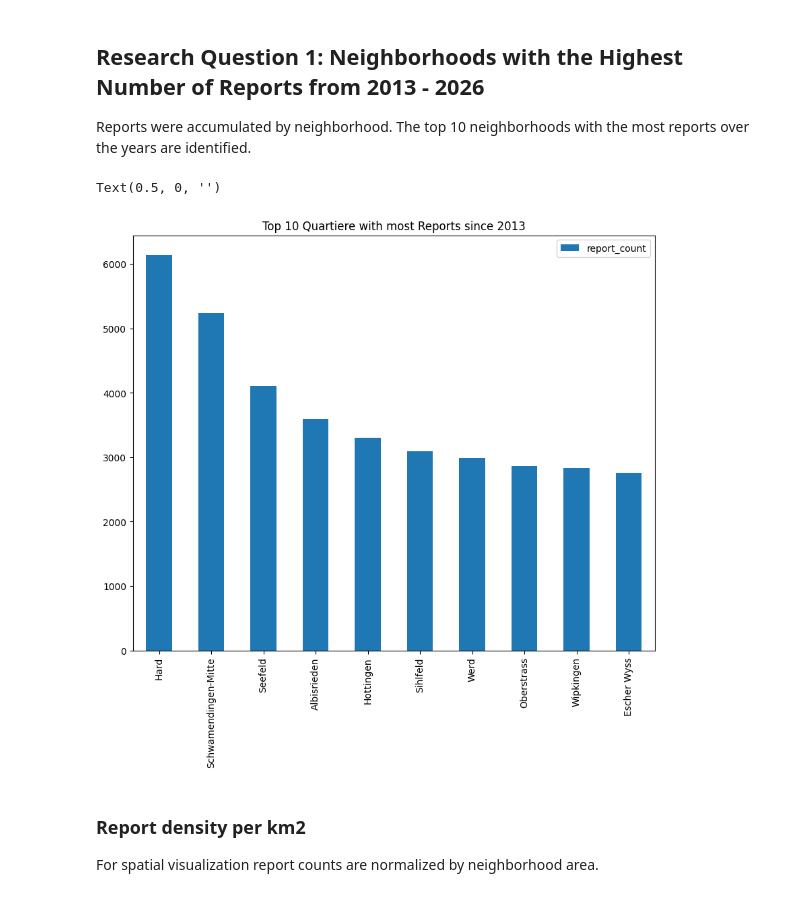
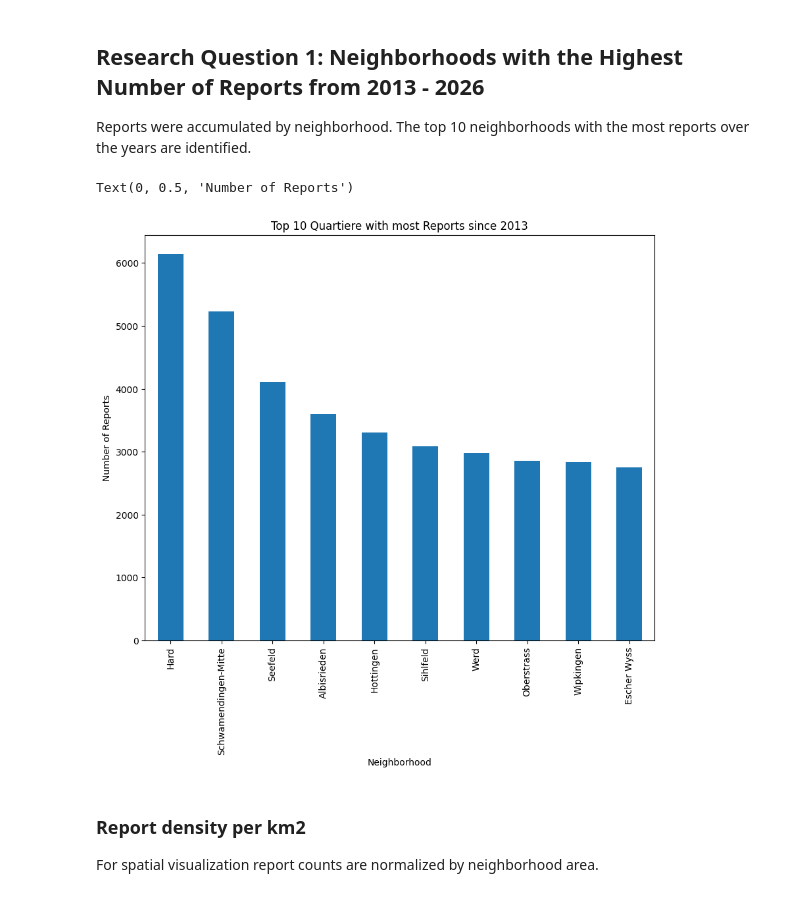
Before and after one commit to denikessi1/Project-SDS210, a Jupyter notebook: notebooks/read_data.ipynb, the cells around one changed output. Cells and saved outputs as stored; diff of their text form; code cells hidden in the pictures.

Commit message:
Chart Labels

```diff
--- a/notebooks/read_data.ipynb
+++ b/notebooks/read_data.ipynb
@@ -73,7 +106,12 @@ quartiere["area_km2"] = quartiere["area_m2"] / 1000000
 A point-in-polygon spatial join was performed to assign each citizen report to the corresponding neighborhood.
 # %%
 # Spatial Join: assign each report to a neighborhood
-zwn_quertiere_joined = gpd.sjoin(zwn_gdf, quartiere, predicate="within")
+zwn_quartiere_joined = gpd.sjoin(zwn_gdf, quartiere, predicate="within")
+
+# Removing unnecessary columns
+zwn_quartiere_joined = zwn_quartiere_joined.drop(columns=[
+    "index_right", "objectid_left", "objectid_right"
+])
 # %% [markdown]
 ## Research Question 1: Neighborhoods with the Highest Number of Reports from 2013 - 2026
 
@@ -81,25 +119,26 @@ Reports were accumulated by neighborhood.
 The top 10 neighborhoods with the most reports over the years are identified.
 # %%
 # Count reports per neighborhood
-report_counts = (zwn_quertiere_joined.groupby("name").size().reset_index(name="report_count"))
+report_counts = (zwn_quartiere_joined.groupby("name").size().reset_index(name="report_count"))
 
 # Top 10 neighborhoods
 top10_quartier_reports = report_counts.sort_values(by="report_count", ascending=False).head(10)
 
-# Plottin bar chart
+# Plotting bar chart
 ax = top10_quartier_reports.plot(
     kind="bar",
     x = "name",
     y = "report_count",
     figsize = (10,8),
     title = "Top 10 Quartiere with most Reports since 2013",
-    legend=True
+    legend=False
 )
 
-ax.set_xlabel("")
+ax.set_xlabel("Neighborhood")
+ax.set_ylabel("Number of Reports")
 # %% [output]
-Text(0.5, 0, '')
+Text(0, 0.5, 'Number of Reports')
-[figure, old version]
+[figure, new version]
 # %% [markdown]
 ### Report density per km2
 
```
Also changed, not shown: parts of 6 cells of this notebook.
